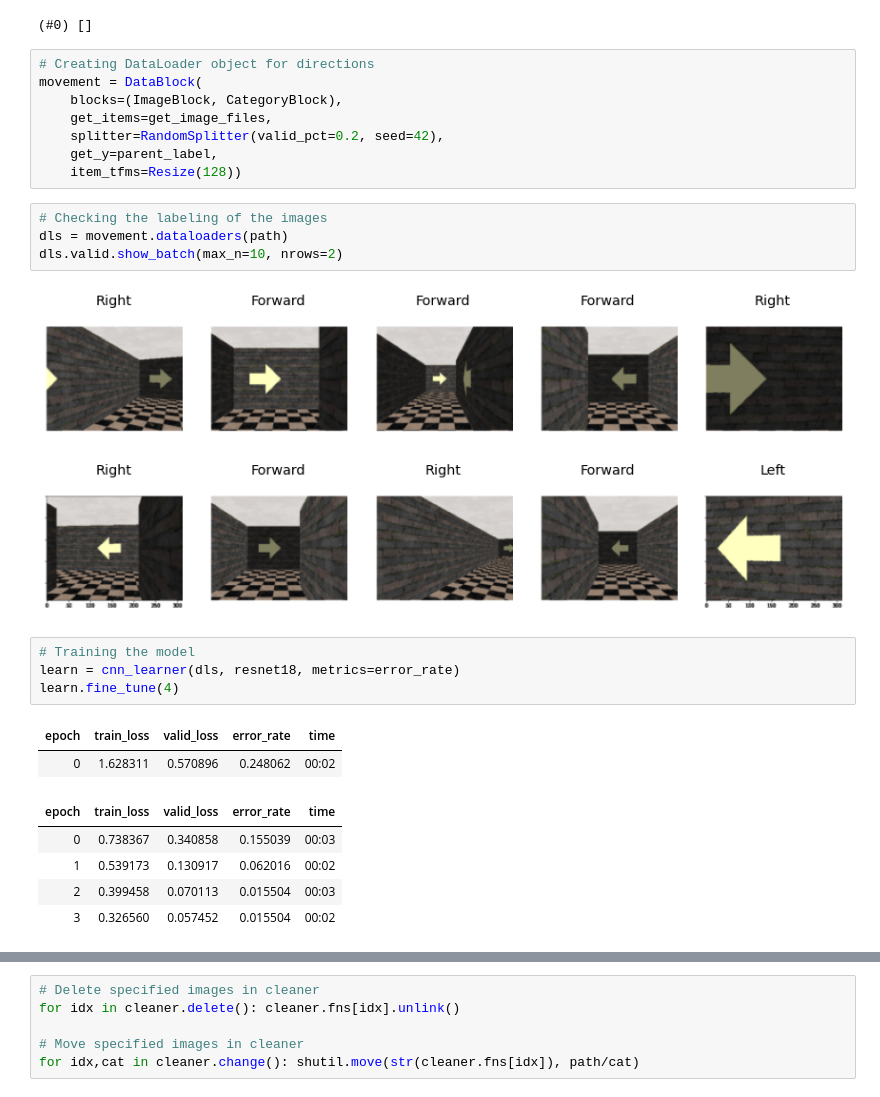
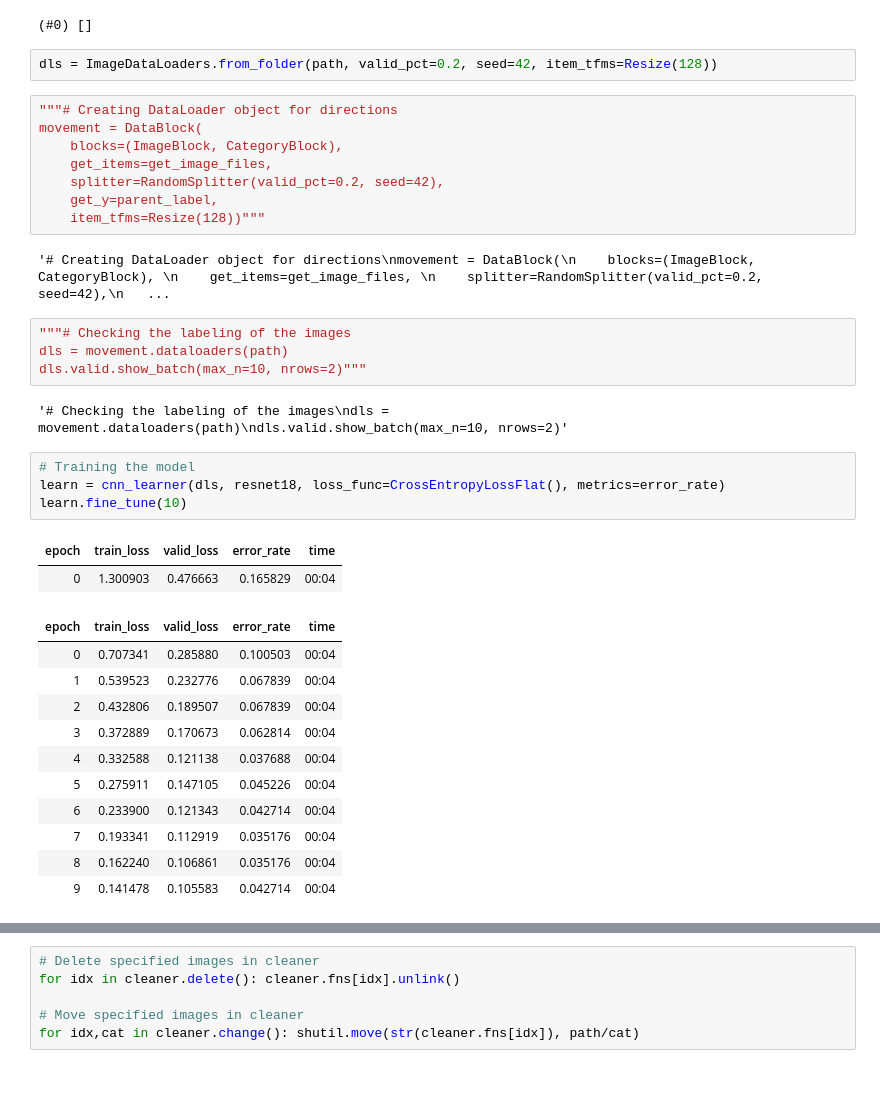
Before and after one commit to anthonyjclark/raycasting-simulation, a Jupyter notebook: Notebooks/FAI-NN-Marchese.ipynb, the cells around one changed output, grey strips where cells are left out. Cells and saved outputs as stored; diff of their text form.

```diff
--- a/Notebooks/FAI-NN-Marchese.ipynb
+++ b/Notebooks/FAI-NN-Marchese.ipynb
@@ -21,32 +32,42 @@ failed = verify_images(fns)
 failed
 # %% [output]
 (#0) []
+# %%
+dls = ImageDataLoaders.from_folder(path, valid_pct=0.2, seed=42, item_tfms=Resize(128))
 # %%
-# Creating DataLoader object for directions
+"""# Creating DataLoader object for directions
 movement = DataBlock(
     blocks=(ImageBlock, CategoryBlock),
     get_items=get_image_files,
     splitter=RandomSplitter(valid_pct=0.2, seed=42),
     get_y=parent_label,
-    item_tfms=Resize(128))
+    item_tfms=Resize(128))"""
+# %% [output]
+'# Creating DataLoader object for directions\nmovement = DataBlock(\n    blocks=(ImageBlock, CategoryBlock), \n    get_items=get_image_files, \n    splitter=RandomSplitter(valid_pct=0.2, seed=42),\n   ...
 # %%
-# Checking the labeling of the images
+"""# Checking the labeling of the images
 dls = movement.dataloaders(path)
-dls.valid.show_batch(max_n=10, nrows=2)
+dls.valid.show_batch(max_n=10, nrows=2)"""
 # %% [output]
-[figure, removed]
+'# Checking the labeling of the images\ndls = movement.dataloaders(path)\ndls.valid.show_batch(max_n=10, nrows=2)'
 # %%
 # Training the model
-learn = cnn_learner(dls, resnet18, metrics=error_rate)
-learn.fine_tune(4)
+learn = cnn_learner(dls, resnet18, loss_func=CrossEntropyLossFlat(), metrics=error_rate)
+learn.fine_tune(10)
 # %% [output]
 | epoch | train_loss | valid_loss | error_rate | time |
-| 0 | 1.628311 | 0.570896 | 0.248062 | 00:02 |
+| 0 | 1.300903 | 0.476663 | 0.165829 | 00:04 |
 | epoch | train_loss | valid_loss | error_rate | time |
-| 0 | 0.738367 | 0.340858 | 0.155039 | 00:03 |
-| 1 | 0.539173 | 0.130917 | 0.062016 | 00:02 |
-| 2 | 0.399458 | 0.070113 | 0.015504 | 00:03 |
-| 3 | 0.326560 | 0.057452 | 0.015504 | 00:02 |
+| 0 | 0.707341 | 0.285880 | 0.100503 | 00:04 |
+| 1 | 0.539523 | 0.232776 | 0.067839 | 00:04 |
+| 2 | 0.432806 | 0.189507 | 0.067839 | 00:04 |
+| 3 | 0.372889 | 0.170673 | 0.062814 | 00:04 |
+| 4 | 0.332588 | 0.121138 | 0.037688 | 00:04 |
+| 5 | 0.275911 | 0.147105 | 0.045226 | 00:04 |
+| 6 | 0.233900 | 0.121343 | 0.042714 | 00:04 |
+| 7 | 0.193341 | 0.112919 | 0.035176 | 00:04 |
+| 8 | 0.162240 | 0.106861 | 0.035176 | 00:04 |
+| 9 | 0.141478 | 0.105583 | 0.042714 | 00:04 |
 # %%
 # Seeing where the model may have gotten confused in classification
 interp = ClassificationInterpretation.from_learner(learn)
```
Also changed, not shown: parts of 6 cells of this notebook, 2 other files.
